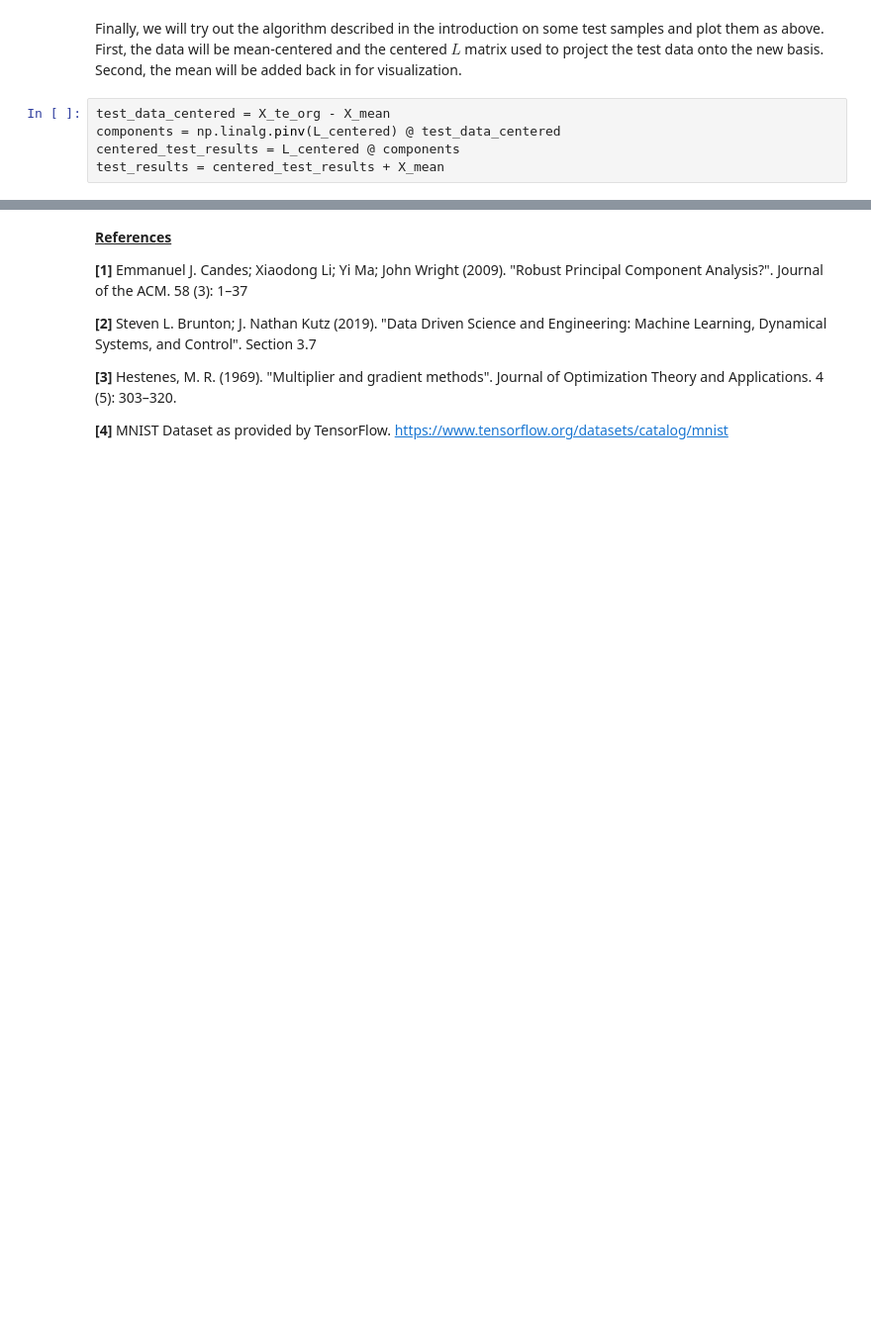
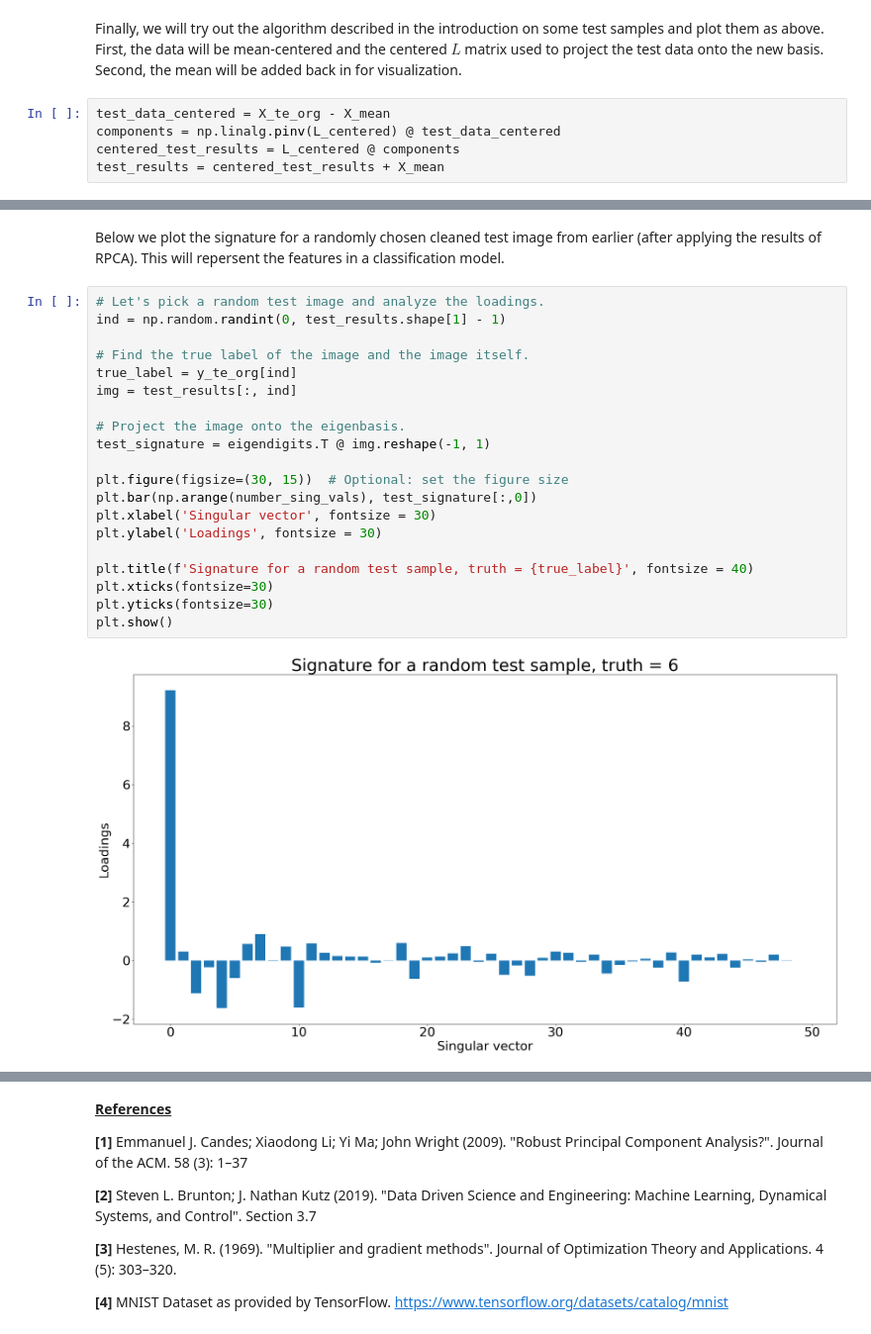
Before and after one commit to bodle720/DSTopics, a Jupyter notebook: PCA_robust/PCA_robust_handwritten_digits_noise.ipynb, the cells around one changed output, grey strips where cells are left out. Shown at 99% size. Saved outputs shown, nothing was run; the diff lists cells and outputs as text; blank space fills up the shorter version.

Commit message:
wrapping up rpca code

```diff
--- a/PCA_robust/PCA_robust_handwritten_digits_noise.ipynb
+++ b/PCA_robust/PCA_robust_handwritten_digits_noise.ipynb
@@ -312,0 +335,24 @@ plt.show()
+# %% [markdown]
+Below we plot the signature for a randomly chosen cleaned test image from earlier (after applying the results of RPCA). This will repersent the features in a classification model.
+# %%
+# Let's pick a random test image and analyze the loadings.
+ind = np.random.randint(0, test_results.shape[1] - 1)
+
+# Find the true label of the image and the image itself.
+true_label = y_te_org[ind]
+img = test_results[:, ind]
+
+# Project the image onto the eigenbasis.
+test_signature = eigendigits.T @ img.reshape(-1, 1)
+
+plt.figure(figsize=(30, 15))  # Optional: set the figure size
+plt.bar(np.arange(number_sing_vals), test_signature[:,0])
+plt.xlabel('Singular vector', fontsize = 30)
+plt.ylabel('Loadings', fontsize = 30)
+
+plt.title(f'Signature for a random test sample, truth = {true_label}', fontsize = 40)
+plt.xticks(fontsize=30)
+plt.yticks(fontsize=30)
+plt.show()
+# %% [output]
+[figure, added]
```
Also changed, not shown: parts of 14 cells of this notebook, 1 other file.
